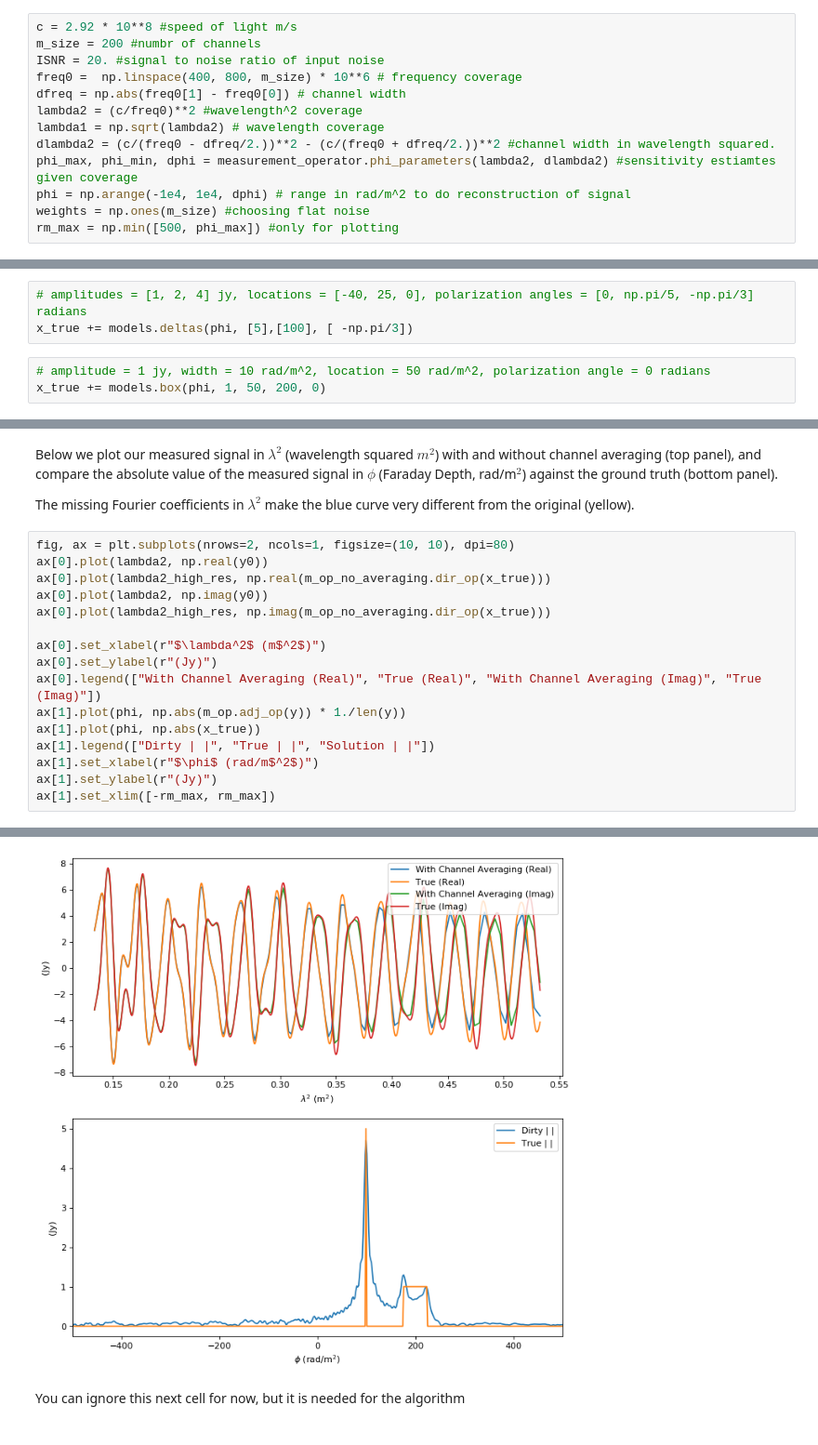
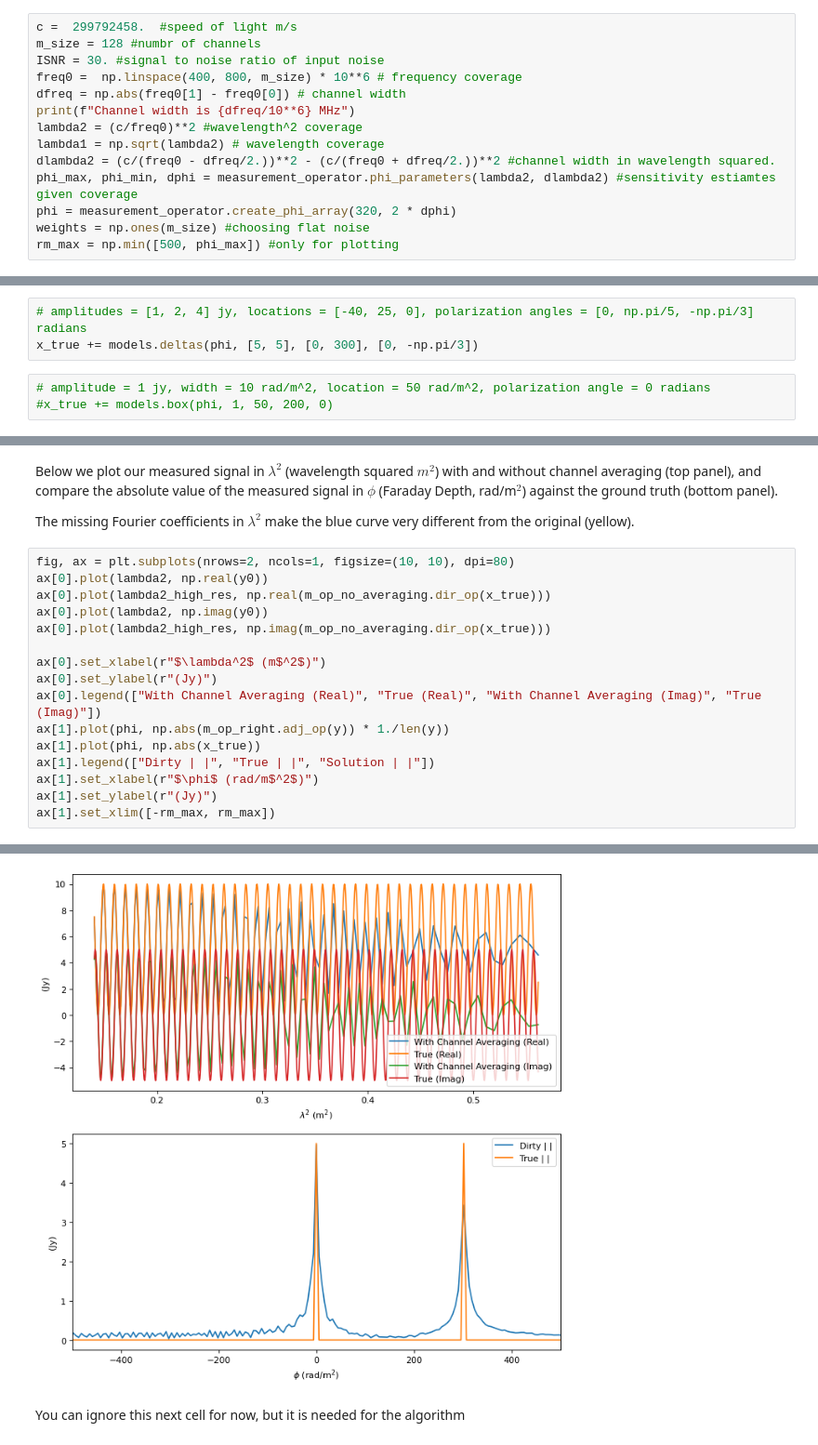
Before and after one commit to Luke-Pratley/Faraday-Dreams, a Jupyter notebook: examples/channel_averaging_simulation.ipynb, the cells around one changed output, grey strips where cells are left out. Shown at 93% size. Cells and saved outputs as stored; diff of their text form.

```diff
--- a/examples/channel_averaging_simulation.ipynb
+++ b/examples/channel_averaging_simulation.ipynb
@@ -19,16 +16,17 @@ import matplotlib.pyplot as plt
 # %% [markdown]
 This next bit of code sets up the parameters for the observation. The samples in frequency $\nu$, which determine the samples in $\lambda^2$. The big issue here is channgel width $\Delta \nu$ in frequency is constant, but $\Delta \lambda^2$ is not.
 # %%
-c = 2.92 * 10**8 #speed of light m/s
-m_size = 200 #numbr of channels
-ISNR = 20. #signal to noise ratio of input noise
+c =  299792458.  #speed of light m/s
+m_size = 128 #numbr of channels
+ISNR = 30. #signal to noise ratio of input noise
 freq0 =  np.linspace(400, 800, m_size) * 10**6 # frequency coverage
 dfreq = np.abs(freq0[1] - freq0[0]) # channel width
+print(f"Channel width is {dfreq/10**6} MHz")
 lambda2 = (c/freq0)**2 #wavelength^2 coverage
 lambda1 = np.sqrt(lambda2) # wavelength coverage
 dlambda2 = (c/(freq0 - dfreq/2.))**2 - (c/(freq0 + dfreq/2.))**2 #channel width in wavelength squared.
 phi_max, phi_min, dphi = measurement_operator.phi_parameters(lambda2, dlambda2) #sensitivity estiamtes given coverage
-phi = np.arange(-1e4, 1e4, dphi) # range in rad/m^2 to do reconstruction of signal
+phi = measurement_operator.create_phi_array(320, 2 * dphi)
 weights = np.ones(m_size) #choosing flat noise
 rm_max = np.min([500, phi_max]) #only for plotting
 # %% [output]
@@ -42,10 +41,10 @@ Below we construct a ground truth Faraday Depth, this can be delta functions, bo
 x_true = np.zeros(phi.shape) * 0j #zero model of signal
 # %%
 # amplitudes = [1, 2, 4] jy, locations = [-40, 25, 0], polarization angles = [0, np.pi/5, -np.pi/3] radians
-x_true += models.deltas(phi, [5],[100], [ -np.pi/3])
+x_true += models.deltas(phi, [5, 5], [0, 300], [0, -np.pi/3])
 # %%
 # amplitude = 1 jy, width = 10 rad/m^2, location = 50 rad/m^2, polarization angle = 0 radians
-x_true += models.box(phi, 1, 50, 200, 0)
+#x_true += models.box(phi, 1, 50, 200, 0)
 # %%
 # amplitude = 1 jy, width = 10 rad/m^2, location = 50 rad/m^2, polarization angle = 0 radians
 #x_true += models.gaussian(phi, 1, 10, 50, 0)
@@ -88,22 +85,22 @@ The missing Fourier coefficients in $\lambda^2$ make the blue curve very differe
 # %%
 fig, ax = plt.subplots(nrows=2, ncols=1, figsize=(10, 10), dpi=80)
 ax[0].plot(lambda2, np.real(y0))
 ax[0].plot(lambda2_high_res, np.real(m_op_no_averaging.dir_op(x_true)))
 ax[0].plot(lambda2, np.imag(y0))
 ax[0].plot(lambda2_high_res, np.imag(m_op_no_averaging.dir_op(x_true)))
 
 ax[0].set_xlabel(r"$\lambda^2$ (m$^2$)")
 ax[0].set_ylabel(r"(Jy)")
 ax[0].legend(["With Channel Averaging (Real)", "True (Real)", "With Channel Averaging (Imag)", "True (Imag)"])
-ax[1].plot(phi, np.abs(m_op.adj_op(y)) * 1./len(y))
+ax[1].plot(phi, np.abs(m_op_right.adj_op(y)) * 1./len(y))
 ax[1].plot(phi, np.abs(x_true))
 ax[1].legend(["Dirty | |", "True | |", "Solution | |"])
 ax[1].set_xlabel(r"$\phi$ (rad/m$^2$)")
 ax[1].set_ylabel(r"(Jy)")
 ax[1].set_xlim([-rm_max, rm_max])
 # %% [output]
 (-500.0, 500.0)
-[figure, old version]
+[figure, new version]
 # %% [markdown]
 You can ignore this next cell for now, but it is needed for the algorithm
 # %% [markdown]
```
Also changed, not shown: parts of 13 cells of this notebook, 3 other files.
